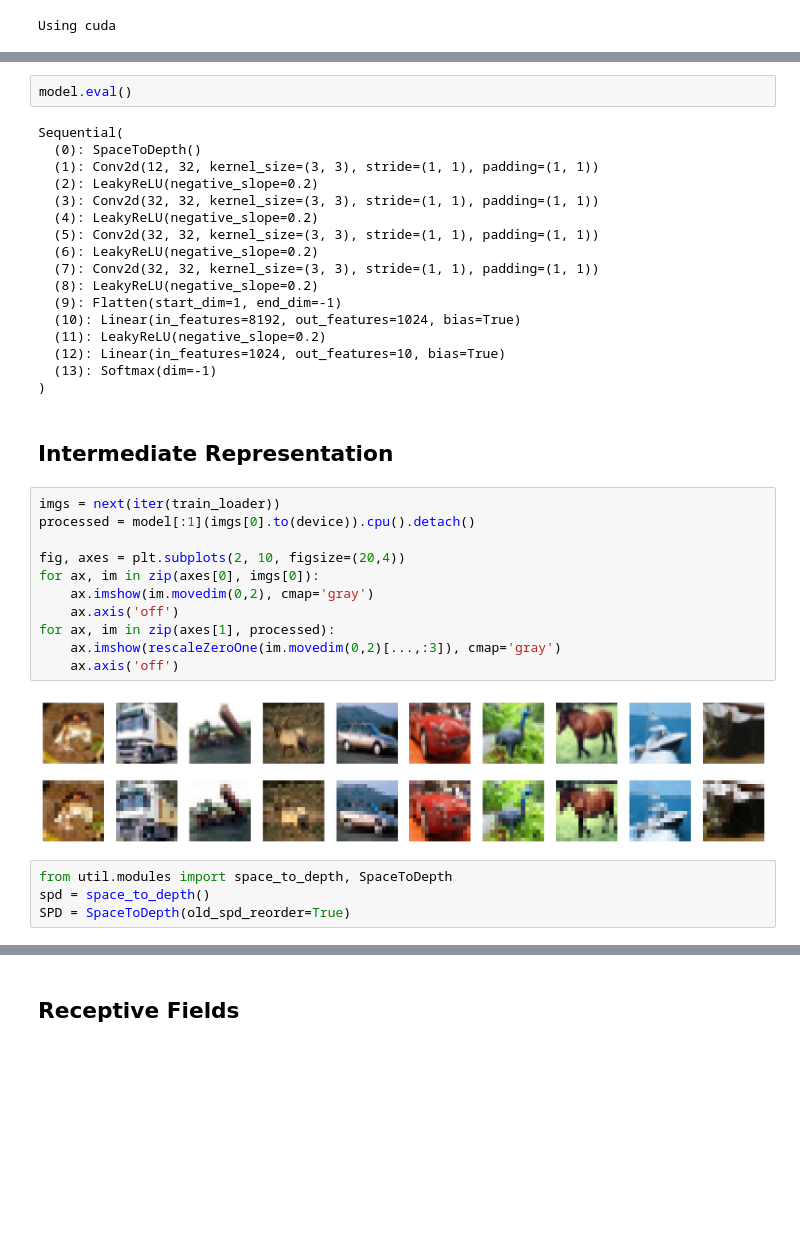
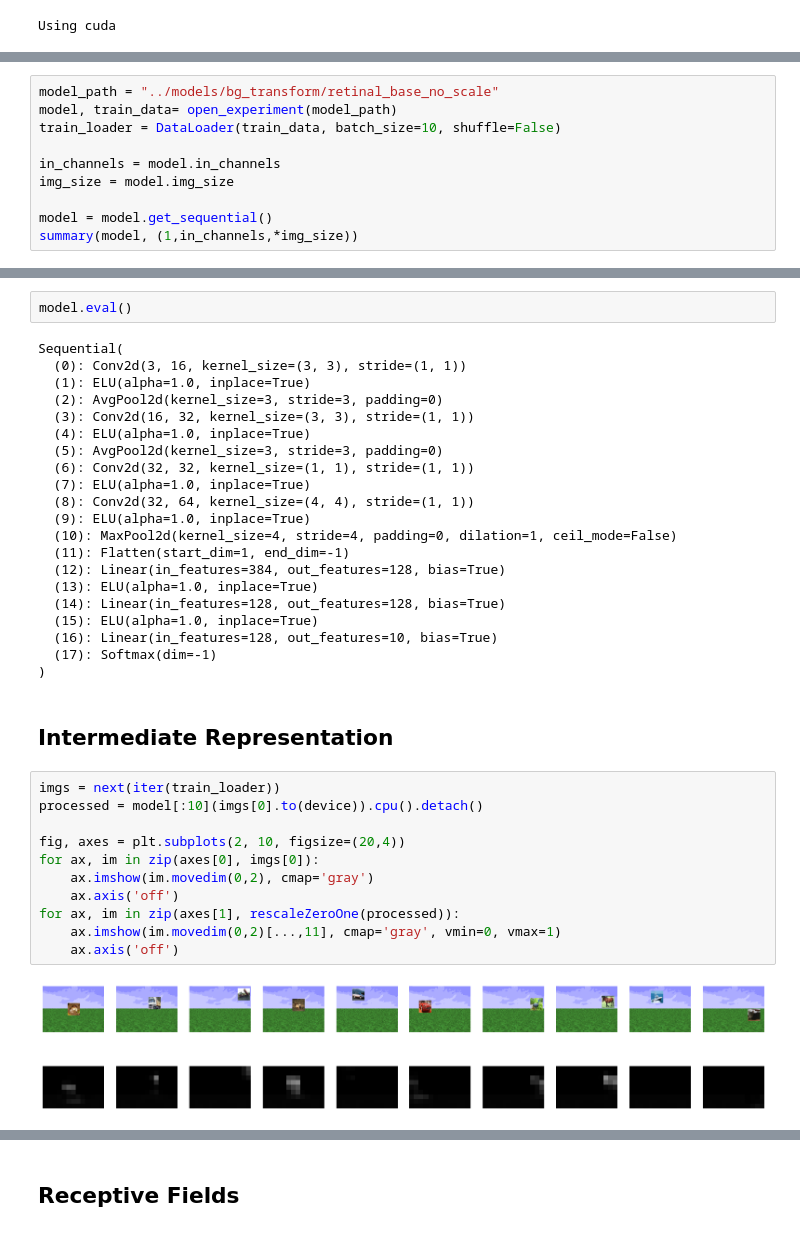
Before and after one commit to fabioseel/receptive-fields, a Jupyter notebook: src/evaluation.ipynb, the cells around one changed output, grey strips where cells are left out. Cells and saved outputs as stored; diff of their text form; blank space fills up the shorter version.

```diff
--- a/src/evaluation.ipynb
+++ b/src/evaluation.ipynb
@@ -55,0 +25,10 @@ Estimated Total Size (MB): 34.01
+# %%
+model_path = "../models/bg_transform/retinal_base_no_scale"
+model, train_data= open_experiment(model_path)
+train_loader = DataLoader(train_data, batch_size=10, shuffle=False)
+
+in_channels = model.in_channels
+img_size = model.img_size
+
+model = model.get_sequential()
+summary(model, (1,in_channels,*img_size))
@@ -57,37 +55,37 @@ Estimated Total Size (MB): 34.01
 model.eval()
 # %% [output]
 Sequential(
-  (0): SpaceToDepth()
-  (1): Conv2d(12, 32, kernel_size=(3, 3), stride=(1, 1), padding=(1, 1))
-  (2): LeakyReLU(negative_slope=0.2)
-  (3): Conv2d(32, 32, kernel_size=(3, 3), stride=(1, 1), padding=(1, 1))
-  (4): LeakyReLU(negative_slope=0.2)
-  (5): Conv2d(32, 32, kernel_size=(3, 3), stride=(1, 1), padding=(1, 1))
-  (6): LeakyReLU(negative_slope=0.2)
-  (7): Conv2d(32, 32, kernel_size=(3, 3), stride=(1, 1), padding=(1, 1))
-  (8): LeakyReLU(negative_slope=0.2)
-  (9): Flatten(start_dim=1, end_dim=-1)
-  (10): Linear(in_features=8192, out_features=1024, bias=True)
-  (11): LeakyReLU(negative_slope=0.2)
-  (12): Linear(in_features=1024, out_features=10, bias=True)
-  (13): Softmax(dim=-1)
+  (0): Conv2d(3, 16, kernel_size=(3, 3), stride=(1, 1))
+  (1): ELU(alpha=1.0, inplace=True)
+  (2): AvgPool2d(kernel_size=3, stride=3, padding=0)
+  (3): Conv2d(16, 32, kernel_size=(3, 3), stride=(1, 1))
+  (4): ELU(alpha=1.0, inplace=True)
+  (5): AvgPool2d(kernel_size=3, stride=3, padding=0)
+  (6): Conv2d(32, 32, kernel_size=(1, 1), stride=(1, 1))
+  (7): ELU(alpha=1.0, inplace=True)
+  (8): Conv2d(32, 64, kernel_size=(4, 4), stride=(1, 1))
+  (9): ELU(alpha=1.0, inplace=True)
+  (10): MaxPool2d(kernel_size=4, stride=4, padding=0, dilation=1, ceil_mode=False)
+  (11): Flatten(start_dim=1, end_dim=-1)
+  (12): Linear(in_features=384, out_features=128, bias=True)
+  (13): ELU(alpha=1.0, inplace=True)
+  (14): Linear(in_features=128, out_features=128, bias=True)
+  (15): ELU(alpha=1.0, inplace=True)
+  (16): Linear(in_features=128, out_features=10, bias=True)
+  (17): Softmax(dim=-1)
 )
 # %% [markdown]
 ## Intermediate Representation
 # %%
 imgs = next(iter(train_loader))
-processed = model[:1](imgs[0].to(device)).cpu().detach()
+processed = model[:10](imgs[0].to(device)).cpu().detach()
 
 fig, axes = plt.subplots(2, 10, figsize=(20,4))
 for ax, im in zip(axes[0], imgs[0]):
     ax.imshow(im.movedim(0,2), cmap='gray')
     ax.axis('off')
-for ax, im in zip(axes[1], processed):
-    ax.imshow(rescaleZeroOne(im.movedim(0,2)[...,:3]), cmap='gray')
+for ax, im in zip(axes[1], rescaleZeroOne(processed)):
+    ax.imshow(im.movedim(0,2)[...,11], cmap='gray', vmin=0, vmax=1)
     ax.axis('off')
 # %% [output]
-[figure, old version]
+[figure, new version]
-# %%
-from util.modules import space_to_depth, SpaceToDepth
-spd = space_to_depth()
-SPD = SpaceToDepth(old_spd_reorder=True)
```
Also changed, not shown: parts of 6 cells of this notebook, 5 other files.
